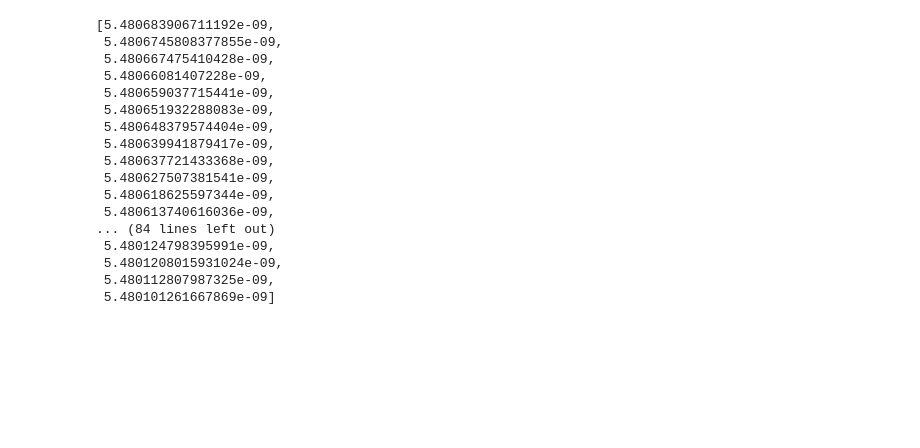
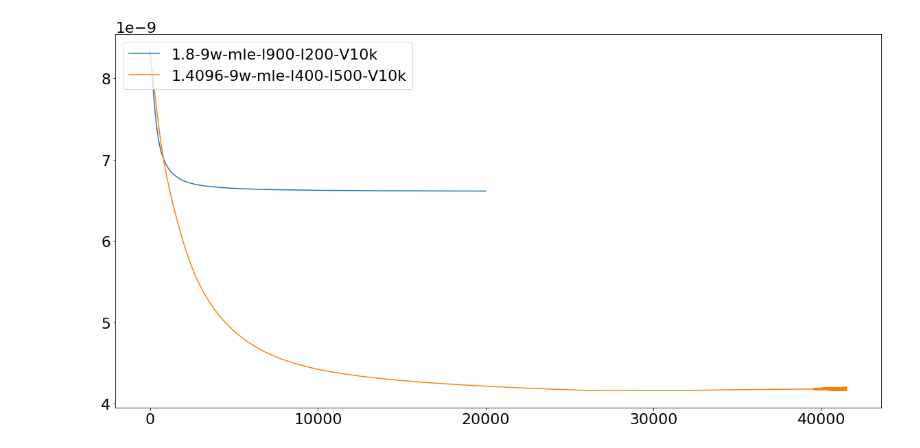
Before and after one commit to enewe101/hilbert, a Jupyter notebook: dif-tests/learning-rate-tests.ipynb, the cells around one changed output. Drawn from its saved outputs; the diff is of its cells as text; code cells hidden in the pictures; blank space fills up the shorter version.

```diff
--- a/dif-tests/learning-rate-tests.ipynb
+++ b/dif-tests/learning-rate-tests.ipynb
@@ -9,8 +10,3 @@ def load_losses(fname):
             if line[:4] == 'iter':
                 losses.append(float(line.split('=')[1]))
     return losses
-# %%
-def plot_loss(fname):
-    losses = load_losses(fname)
-    plt.plot(range(len(losses)), losses, label=fname)
-    return losses
@@ -35,20 +13,32 @@ plt.show()
-# %%
-losses[-100:]
-# %% [output]
-[5.480683906711192e-09,
- 5.4806745808377855e-09,
- 5.480667475410428e-09,
- 5.48066081407228e-09,
- 5.480659037715441e-09,
- 5.480651932288083e-09,
- 5.480648379574404e-09,
- 5.480639941879417e-09,
- 5.480637721433368e-09,
- 5.480627507381541e-09,
- 5.480618625597344e-09,
- 5.480613740616036e-09,
-... (84 lines left out)
- 5.480124798395991e-09,
- 5.4801208015931024e-09,
- 5.480112807987325e-09,
- 5.480101261667869e-09]
+# %%
+def plot_loss(fname, norm=True):
+    path_temp = '/home/rldata/hilbert-embeddings/embeddings/diffusion-hilbert/{0}/trace.txt'
+    full_path = path_temp.format(fname)
+    losses = load_losses(full_path)
+
+    x_coords = range(len(losses))
+    if norm:
+        x_coords = np.array(x_coords) / x_coords[-1]
+
+    plt.plot(x_coords, losses, label=fname)
+    return losses
+# %%
+def find_fnames(match):
+    dirs = listdir('/home/rldata/hilbert-embeddings/embeddings/diffusion-hilbert/')
+    matched_dirs= [ d for d in dirs if match in d]
+    return matched_dirs
+# %%
+plt.figure(figsize=(20,10))
+plt.rcParams.update({'font.size': 22})
+
+dirs = find_fnames('9w-mle')
+for d in dirs:
+    plot_loss(d,False)
+
+# plot_loss('1.2048-1w-diff1-l50-I400-V10k', False)
+# plot_loss('1.2048-1w-diff1-l100-I400-V10k', False)
+# plt.ylim(,4)
+plt.legend(loc='upper left')
+plt.show()
+# %% [output]
+[figure, added]
```
Also changed, not shown: parts of 8 cells of this notebook, 19 other files.
